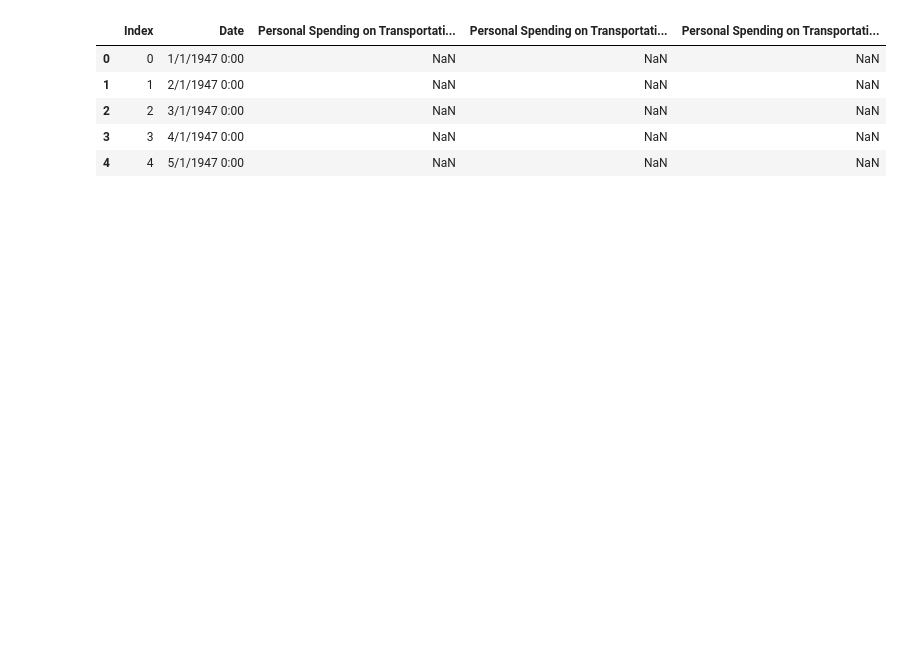
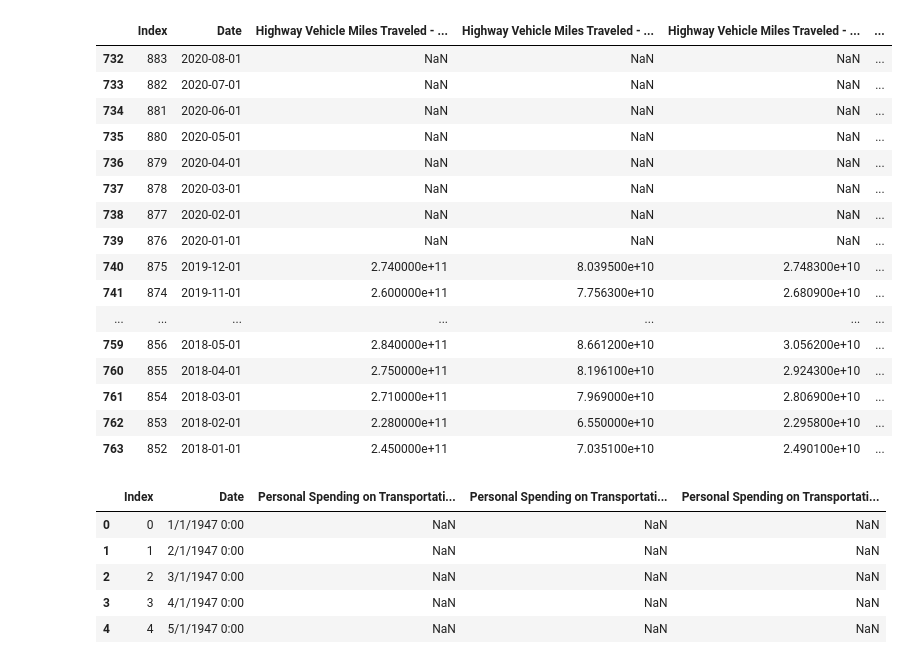
Before and after one commit to RBLevine/ETL-Project, a Jupyter notebook: Transportation.ipynb, the cells around one changed output. Drawn from its saved outputs; the diff is of its cells as text; code cells hidden in the pictures; blank space fills up the shorter version.

```diff
--- a/Transportation.ipynb
+++ b/Transportation.ipynb
@@ -20,3 +90,6 @@ highway_df.head()
 | 2 | 2 | 3/1/1947 0:00 | NaN | NaN | NaN | ... |
 | 3 | 3 | 4/1/1947 0:00 | NaN | NaN | NaN | ... |
 | 4 | 4 | 5/1/1947 0:00 | NaN | NaN | NaN | ... |
+# %%
+highway_df['Date'] = pd.to_datetime(highway_df['Date'])
+highway_df['Date']
@@ -23,3 +109,23 @@ highway_df.head()
+# %%
+highway_df.loc[highway_df['Date']>='2018-1-1']
+# %% [output]
+|  | Index | Date | Highway Vehicle Miles Traveled - ... | Highway Vehicle Miles Traveled - ... | Highway Vehicle Miles Traveled - ... | ... |
+| 732 | 883 | 2020-08-01 | NaN | NaN | NaN | ... |
+| 733 | 882 | 2020-07-01 | NaN | NaN | NaN | ... |
+| 734 | 881 | 2020-06-01 | NaN | NaN | NaN | ... |
+| 735 | 880 | 2020-05-01 | NaN | NaN | NaN | ... |
+| 736 | 879 | 2020-04-01 | NaN | NaN | NaN | ... |
+| 737 | 878 | 2020-03-01 | NaN | NaN | NaN | ... |
+| 738 | 877 | 2020-02-01 | NaN | NaN | NaN | ... |
+| 739 | 876 | 2020-01-01 | NaN | NaN | NaN | ... |
+| 740 | 875 | 2019-12-01 | 2.740000e+11 | 8.039500e+10 | 2.748300e+10 | ... |
+| 741 | 874 | 2019-11-01 | 2.600000e+11 | 7.756300e+10 | 2.680900e+10 | ... |
+| ... | ... | ... | ... | ... | ... | ... |
+| 759 | 856 | 2018-05-01 | 2.840000e+11 | 8.661200e+10 | 3.056200e+10 | ... |
+| 760 | 855 | 2018-04-01 | 2.750000e+11 | 8.196100e+10 | 2.924300e+10 | ... |
+| 761 | 854 | 2018-03-01 | 2.710000e+11 | 7.969000e+10 | 2.806900e+10 | ... |
+| 762 | 853 | 2018-02-01 | 2.280000e+11 | 6.550000e+10 | 2.295800e+10 | ... |
+| 763 | 852 | 2018-01-01 | 2.450000e+11 | 7.035100e+10 | 2.490100e+10 | ... |
 # %%
 pers_spend_df = pd.read_csv("ETL_CSV_Files/Personal_Spending.csv")
 pers_spend_df.head()
```
Also changed, not shown: parts of 13 cells of this notebook.
